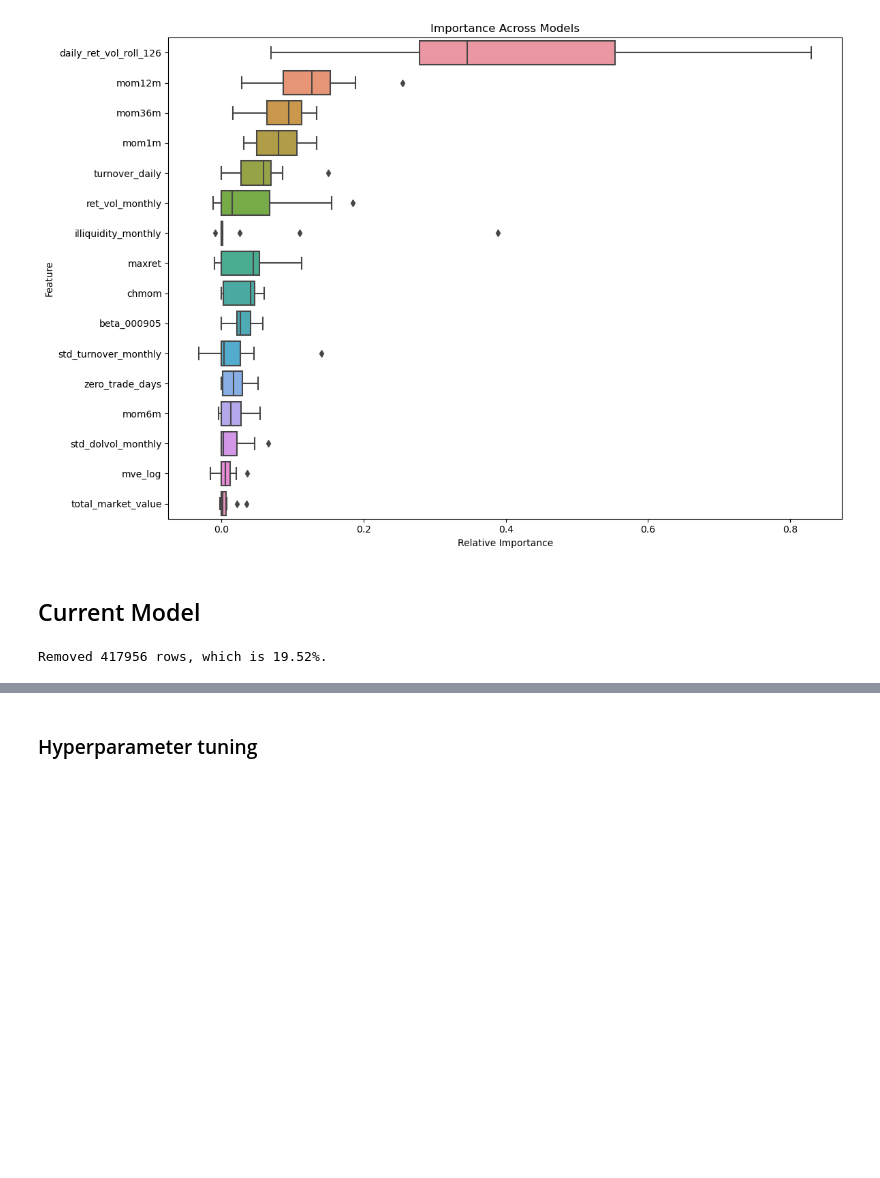
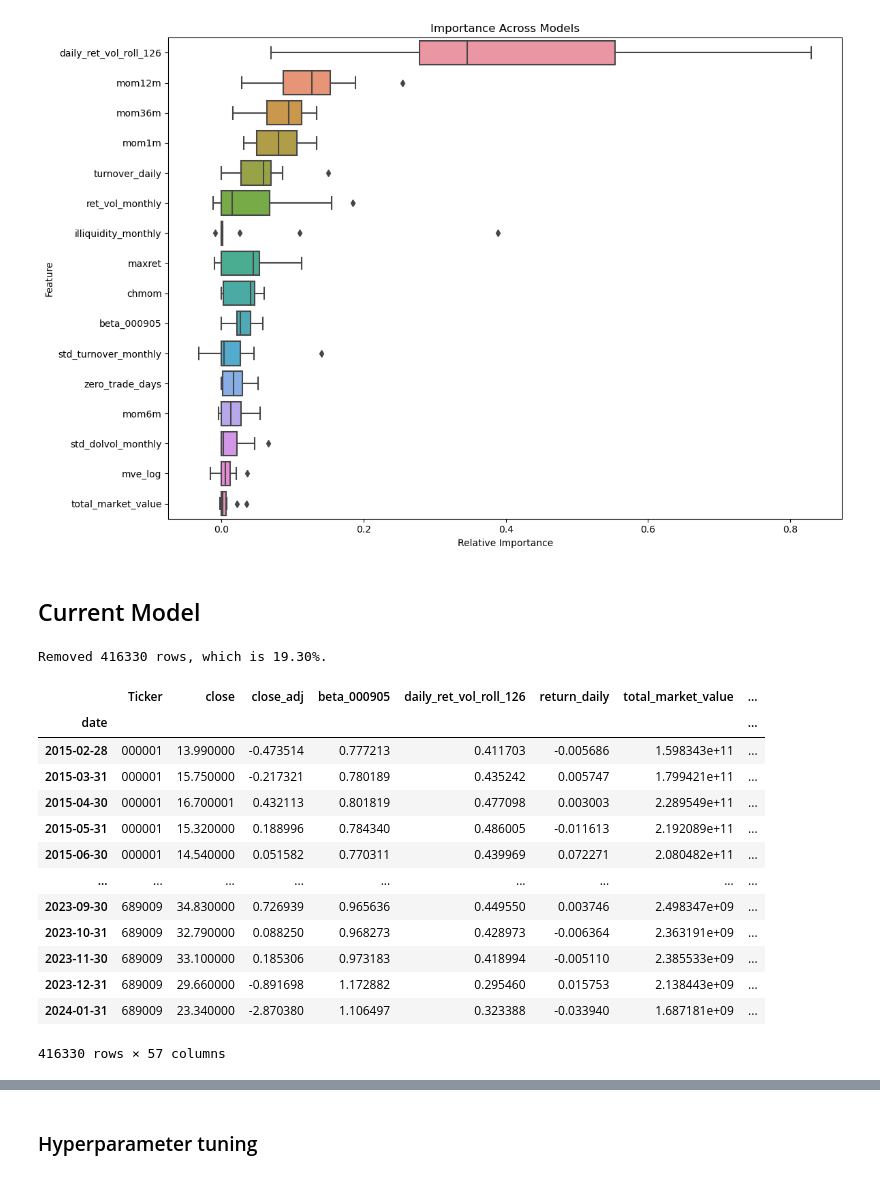
Before and after one commit to howie-zeng/Chinese-Stock-Market-Analysis--Long-Term-Trends, a Jupyter notebook: test.ipynb, the cells around one changed output, grey strips where cells are left out. Saved outputs shown, nothing was run; the diff lists cells and outputs as text; code cells hidden in the pictures; blank space fills up the shorter version.

```diff
--- a/test.ipynb
+++ b/test.ipynb
@@ -23,12 +24,12 @@ default_max_rows = pd.get_option('display.max_rows')
 # merged_data_monthly = dp.merge_economic_data(merged_data_monthly)
 # dp.save_preprocessed_data(merged_data_monthly, "merged_data_monthly" , index=False); dp.save_preprocessed_data(merged_data_daily, "merged_data_daily", index=False)
 
-# merged_data_daily, merged_data_monthly = dp.data_loading(p.daily_files, p.monthly_files)
-# data_daily, data_monthly = fe.feature_construction(merged_data_daily.copy(), merged_data_monthly.copy())
-# data_monthly_merged = dp.merge_daily_and_monthly_data(data_daily, data_monthly)
+merged_data_daily, merged_data_monthly = dp.data_loading(p.daily_files, p.monthly_files)
+data_daily, data_monthly = fe.feature_construction(merged_data_daily.copy(), merged_data_monthly.copy())
+data_monthly_merged = dp.merge_daily_and_monthly_data(data_daily, data_monthly)
 
 # dp.save_preprocessed_data(data_monthly_merged, "data_monthly_merged")
-data_monthly_merged = pd.read_csv(os.path.join(p.cleanedDataPath, "data_monthly_merged.csv"), index_col='date', dtype={p.stockID: str}, parse_dates=True)
+# data_monthly_merged = pd.read_csv(os.path.join(p.cleanedDataPath, "data_monthly_merged.csv"), index_col='date', dtype={p.stockID: str}, parse_dates=True)
 # %% [output]
 Loading daily data from existing file.
 Loading monthly data from existing file.
@@ -178,13 +190,29 @@ data_monthly_nona = data_monthly_transformed.dropna().copy()
 removed_percentage = (1 - len(data_monthly_nona) / len(data_monthly_transformed)) * 100
 print(f"Removed {len(data_monthly_nona)} rows, which is {removed_percentage:.2f}%.")
 
-cols_to_drop = ['close', 'close_adj', 'return_daily', '000905_close',
-                        '000905_return_daily', '000905_return_monthly', 'return_monthly',
-                        'alpha', 'beta_000905'
+cols_to_drop = ['close', 'return_daily', '000905_return_daily', 'return_monthly',
+                'alpha', 'beta_000905'
                 ]
 data_model = data_monthly_nona.copy()
 # %% [output]
-Removed 417956 rows, which is 19.52%.
+Removed 416330 rows, which is 19.30%.
+# %%
+data_model
+# %% [output]
+|  | Ticker | close | close_adj | beta_000905 | daily_ret_vol_roll_126 | return_daily | total_market_value | ... |
+| date |  |  |  |  |  |  |  | ... |
+| 2015-02-28 | 000001 | 13.990000 | -0.473514 | 0.777213 | 0.411703 | -0.005686 | 1.598343e+11 | ... |
+| 2015-03-31 | 000001 | 15.750000 | -0.217321 | 0.780189 | 0.435242 | 0.005747 | 1.799421e+11 | ... |
+| 2015-04-30 | 000001 | 16.700001 | 0.432113 | 0.801819 | 0.477098 | 0.003003 | 2.289549e+11 | ... |
+| 2015-05-31 | 000001 | 15.320000 | 0.188996 | 0.784340 | 0.486005 | -0.011613 | 2.192089e+11 | ... |
+| 2015-06-30 | 000001 | 14.540000 | 0.051582 | 0.770311 | 0.439969 | 0.072271 | 2.080482e+11 | ... |
+| ... | ... | ... | ... | ... | ... | ... | ... | ... |
+| 2023-09-30 | 689009 | 34.830000 | 0.726939 | 0.965636 | 0.449550 | 0.003746 | 2.498347e+09 | ... |
+| 2023-10-31 | 689009 | 32.790000 | 0.088250 | 0.968273 | 0.428973 | -0.006364 | 2.363191e+09 | ... |
+| 2023-11-30 | 689009 | 33.100000 | 0.185306 | 0.973183 | 0.418994 | -0.005110 | 2.385533e+09 | ... |
+| 2023-12-31 | 689009 | 29.660000 | -0.891698 | 1.172882 | 0.295460 | 0.015753 | 2.138443e+09 | ... |
+| 2024-01-31 | 689009 | 23.340000 | -2.870380 | 1.106497 | 0.323388 | -0.033940 | 1.687181e+09 | ... |
+416330 rows × 57 columns
 # %%
 X_train, y_train, X_val, y_val, X_test, y_test = m.split_train_val_test(data_model.copy(), colsToDrop = cols_to_drop)
 input_dim=X_train.shape[1]
```
Also changed, not shown: parts of 5 cells of this notebook, 2 other files.
